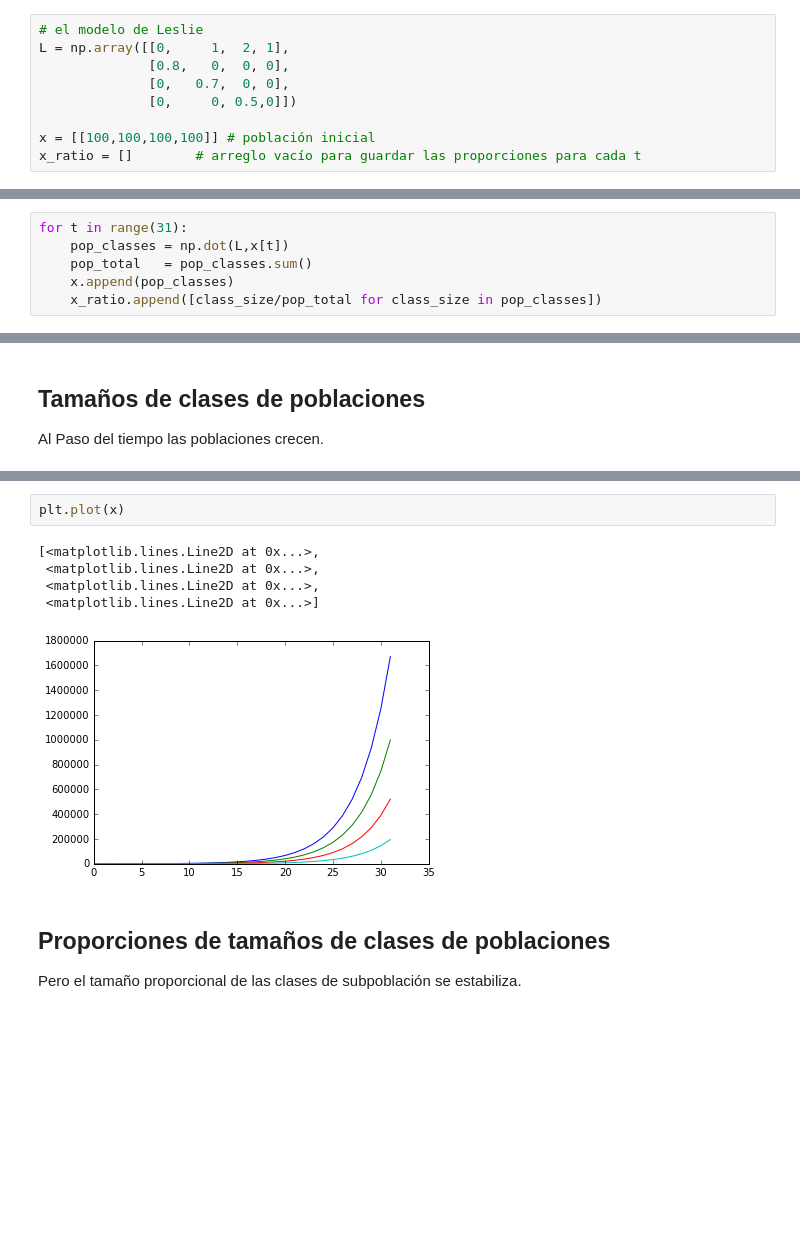
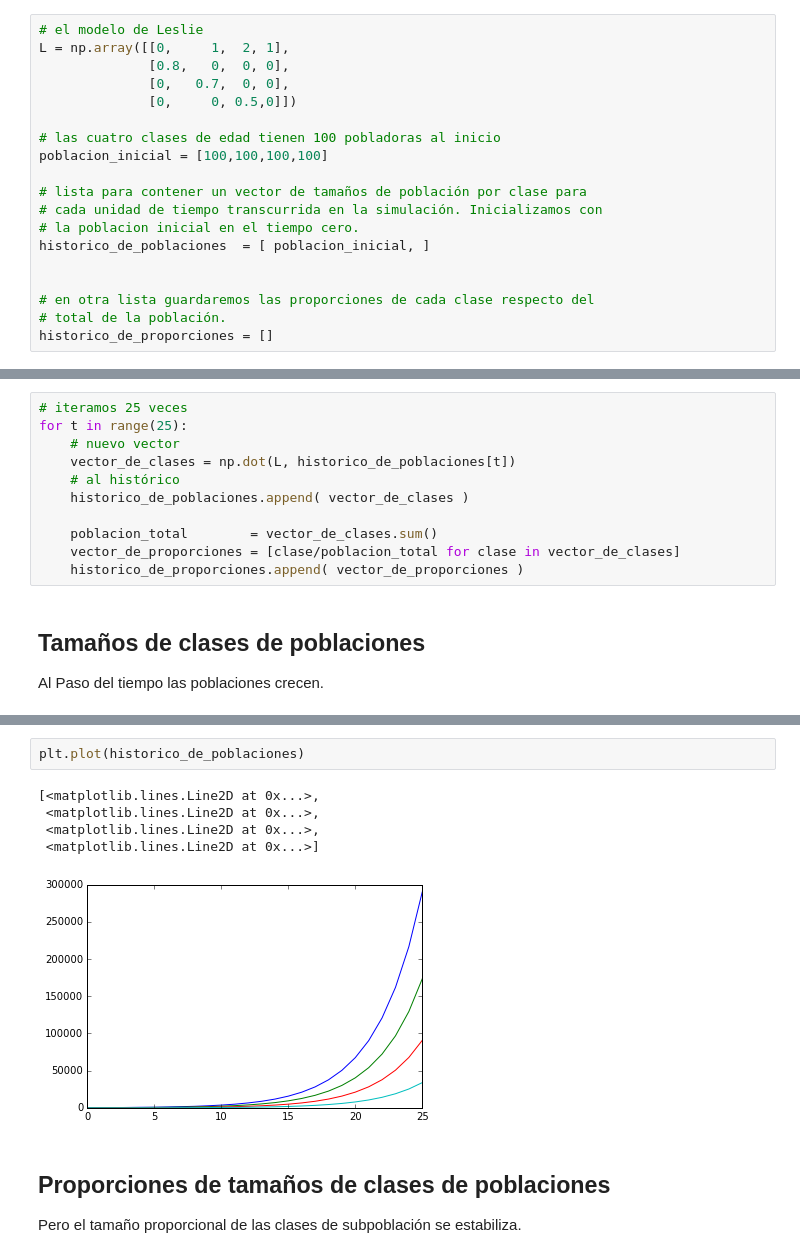
Before and after one commit to rgarcia-herrera/sistemas-dinamicos, a Jupyter notebook: Leslie Model.ipynb, the cells around one changed output, grey strips where cells are left out. Cells and saved outputs as stored; diff of their text form; blank space fills up the shorter version.

```diff
--- a/Leslie Model.ipynb
+++ b/Leslie Model.ipynb
@@ -16,5 +33,15 @@ L = np.array([[0,     1,  2, 1],
               [0,   0.7,  0, 0],
               [0,     0, 0.5,0]])
 
-x = [[100,100,100,100]] # población inicial
-x_ratio = []        # arreglo vacío para guardar las proporciones para cada t
+# las cuatro clases de edad tienen 100 pobladoras al inicio
+poblacion_inicial = [100,100,100,100]
+
+# lista para contener un vector de tamaños de población por clase para
+# cada unidad de tiempo transcurrida en la simulación. Inicializamos con
+# la poblacion inicial en el tiempo cero.
+historico_de_poblaciones  = [ poblacion_inicial, ]
+
+
+# en otra lista guardaremos las proporciones de cada clase respecto del
+# total de la población.
+historico_de_proporciones = []
@@ -23,6 +47,0 @@ x_ratio = []        # arreglo vacío para guardar las proporciones para cada t
-# %%
-for t in range(31):
-    pop_classes = np.dot(L,x[t])
-    pop_total   = pop_classes.sum()
-    x.append(pop_classes)
-    x_ratio.append([class_size/pop_total for class_size in pop_classes])
@@ -29,3 +52,14 @@ for t in range(31):
+# %%
+# iteramos 25 veces
+for t in range(25):
+    # nuevo vector
+    vector_de_clases = np.dot(L, historico_de_poblaciones[t])
+    # al histórico
+    historico_de_poblaciones.append( vector_de_clases )
+
+    poblacion_total        = vector_de_clases.sum()
+    vector_de_proporciones = [clase/poblacion_total for clase in vector_de_clases]
+    historico_de_proporciones.append( vector_de_proporciones )
 # %% [markdown]
 ## Tamaños de clases de poblaciones
 
@@ -42,11 +88,11 @@ array([[ 100.  ,  100.  ,  100.  ,  100.  ],
 # %%
-plt.plot(x)
+plt.plot(historico_de_poblaciones)
 # %% [output]
 [<matplotlib.lines.Line2D at 0x...>,
  <matplotlib.lines.Line2D at 0x...>,
  <matplotlib.lines.Line2D at 0x...>,
  <matplotlib.lines.Line2D at 0x...>]
-[figure, old version]
+[figure, new version]
 # %% [markdown]
 ## Proporciones de tamaños de clases de poblaciones
 
```
Also changed, not shown: parts of 9 cells of this notebook.
